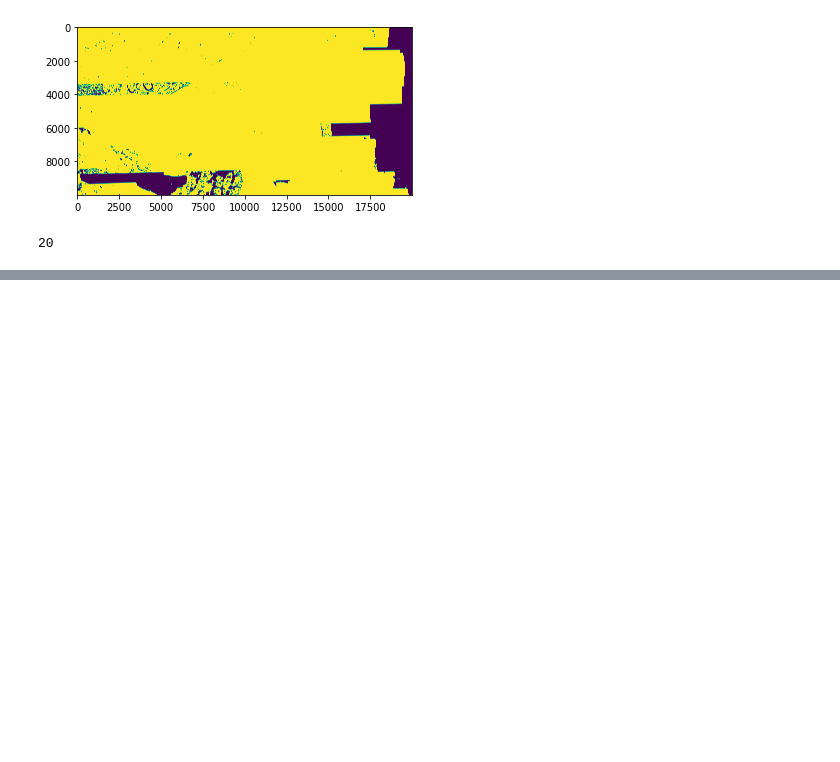
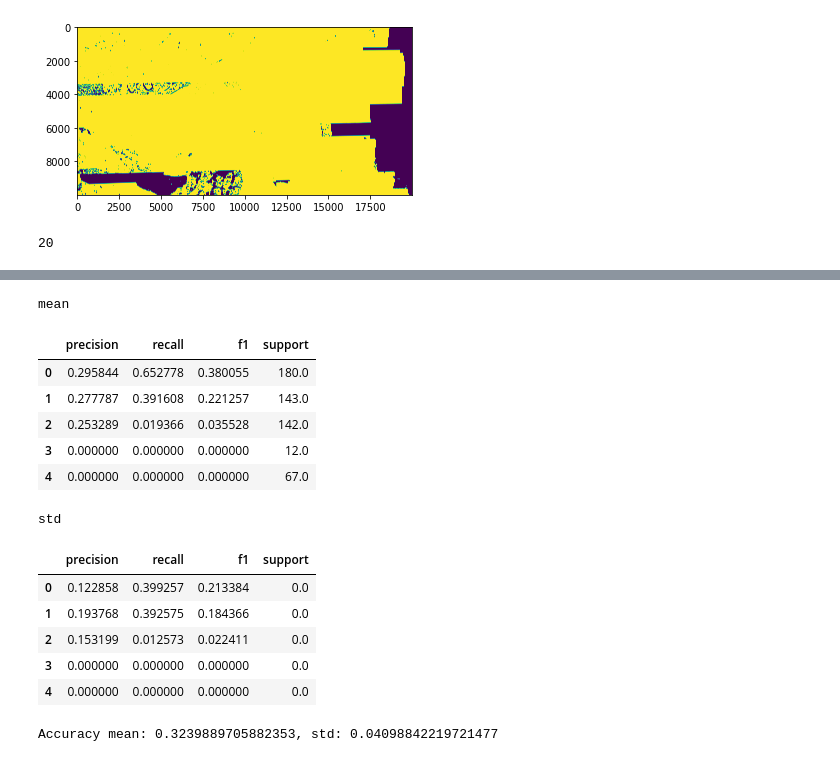
Before and after one commit to bqianz/film, a Jupyter notebook: film_arcticdem.ipynb, the cells around one changed output, grey strips where cells are left out. Saved outputs shown, nothing was run; the diff lists cells and outputs as text; code cells hidden in the pictures; blank space fills up the shorter version.

```diff
--- a/film_arcticdem.ipynb
+++ b/film_arcticdem.ipynb
@@ -294,10 +294,10 @@ class SAGA10mDataset(Dataset):
 
 
 
-        x_start = max(0 , np.round((x - self.base_x) / pixel_len - self.chip_size//2).astype(int))
+        x_start = max(0 , np.round((x - self.base_x) / pixel_len - self.chip_size/2).astype(int))
         x_end = min(20000, x_start + self.chip_size)
 
-        y_start = max(0, np.round((- self.base_y) / pixel_len - self.chip_size//2).astype(int))
+        y_start = max(0, np.round((- y) / pixel_len - self.chip_size/2).astype(int))
         y_end = min(20000, y_start + self.chip_size)
 
 
@@ -605,26 +608,42 @@ KeyboardInterrupt:
 # %%
 def display_table(scores):
     df = np.reshape(scores, [num_classes,4], order ='F')
     df = pd.DataFrame(df)
 
     # df.style.set_table_attributes("style='display:inline'").set_caption(mode)
 
     df.columns = ['precision', 'recall', 'f1', 'support']
     # df.index = ['unfrozen', 'frozen']
     # df.index = ['Visible ice', 'No visible ice']
 
     display(df)
 
 def display_results(results):
     mean = np.mean(results, axis=0)
     std = np.std(results, axis=0)
 
     print("mean")
     display_table(mean[1:])
 
     print("std")
     display_table(std[1:])
 
     print("Accuracy mean: {}, std: {}".format(mean[0], std[0]))
 
-display_results(results)
+display_results(results[0:4, :])
+# %% [output]
+mean
+|  | precision | recall | f1 | support |
+| 0 | 0.295844 | 0.652778 | 0.380055 | 180.0 |
+| 1 | 0.277787 | 0.391608 | 0.221257 | 143.0 |
+| 2 | 0.253289 | 0.019366 | 0.035528 | 142.0 |
+| 3 | 0.000000 | 0.000000 | 0.000000 | 12.0 |
+| 4 | 0.000000 | 0.000000 | 0.000000 | 67.0 |
+std
+|  | precision | recall | f1 | support |
+| 0 | 0.122858 | 0.399257 | 0.213384 | 0.0 |
+| 1 | 0.193768 | 0.392575 | 0.184366 | 0.0 |
+| 2 | 0.153199 | 0.012573 | 0.022411 | 0.0 |
+| 3 | 0.000000 | 0.000000 | 0.000000 | 0.0 |
+| 4 | 0.000000 | 0.000000 | 0.000000 | 0.0 |
+Accuracy mean: 0.3239889705882353, std: 0.04098842219721477
```
Also changed, not shown: parts of 3 cells of this notebook.
